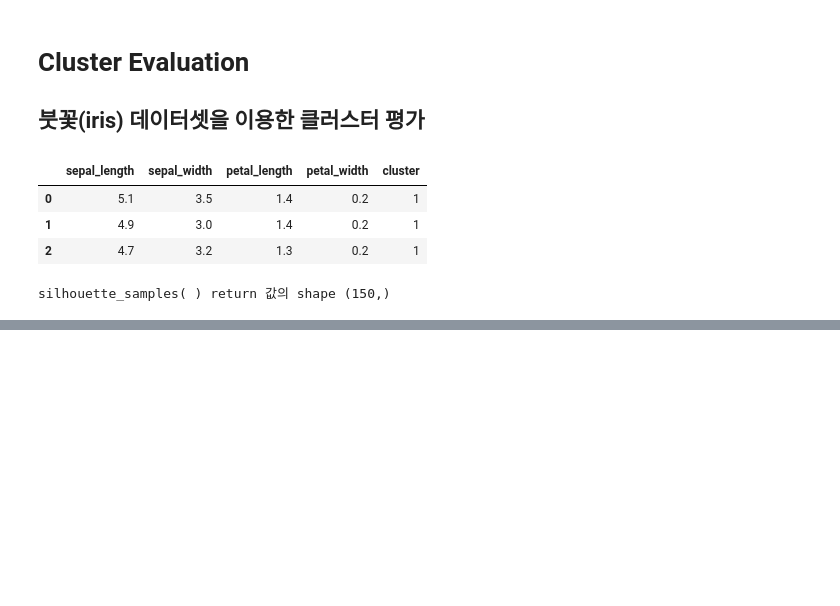
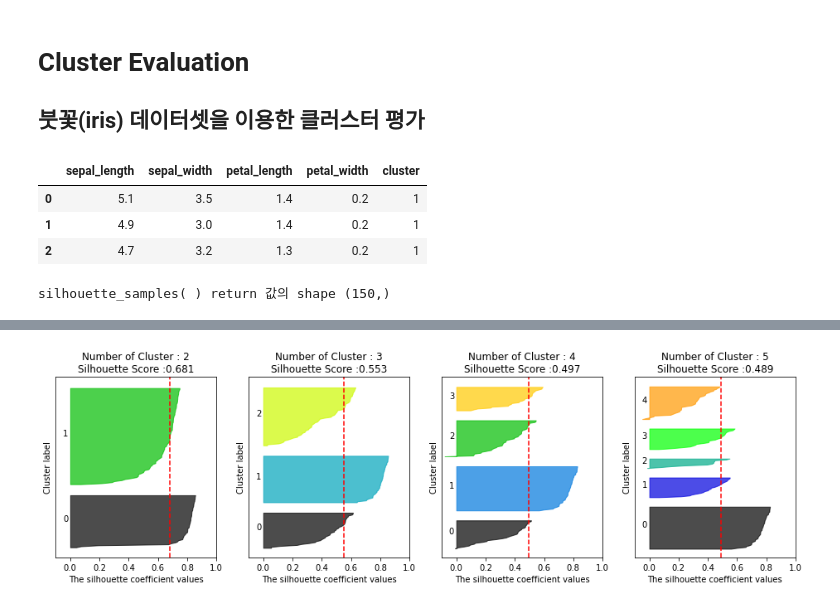
Before and after one commit to taylous/MachineLearning_Practice, a Jupyter notebook: self/chap7/cluster_evaluation.ipynb, the cells around one changed output, grey strips where cells are left out. Cells and saved outputs as stored; diff of their text form; code cells hidden in the pictures; blank space fills up the shorter version.

```diff
--- a/self/chap7/cluster_evaluation.ipynb
+++ b/self/chap7/cluster_evaluation.ipynb
@@ -38,0 +256,5 @@ silhouette_samples( ) return 값의 shape (150,)
+# %%
+iris=load_iris()
+visualize_silhouette([ 2, 3, 4,5 ], iris.data)
+# %% [output]
+[figure, added]
```
Also changed, not shown: parts of 9 cells of this notebook, 2 other files.
